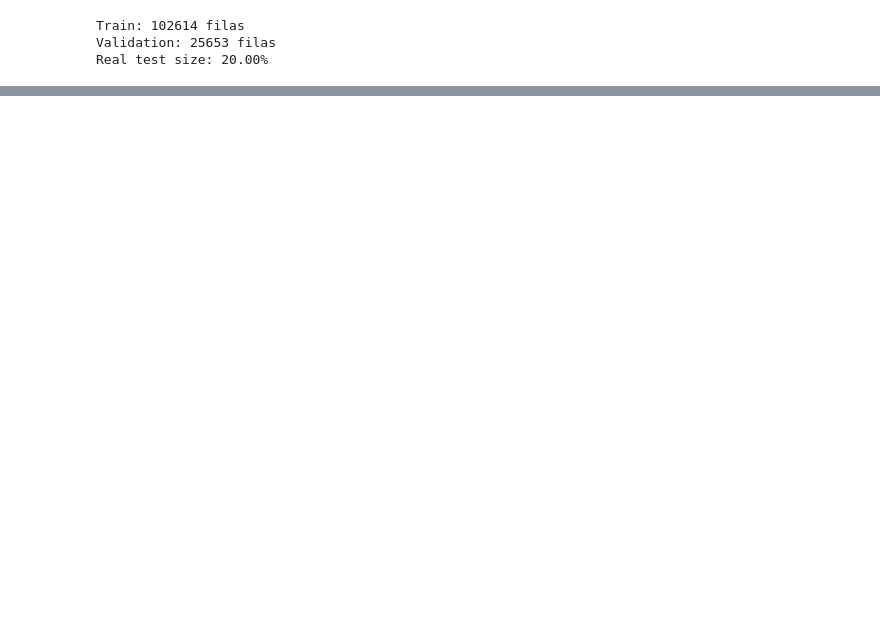
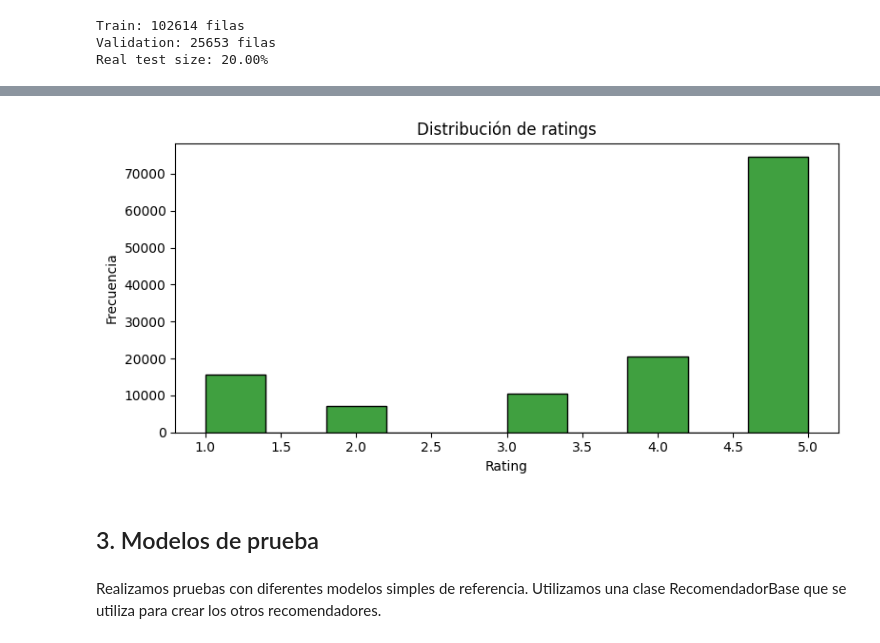
Before and after one commit to ReneSaavedraV/IIC3633-Proyecto, a Jupyter notebook: proyecto.ipynb, the cells around one changed output, grey strips where cells are left out. Drawn from its saved outputs; the diff is of its cells as text; code cells hidden in the pictures; blank space fills up the shorter version.

```diff
--- a/proyecto.ipynb
+++ b/proyecto.ipynb
@@ -194,0 +201,14 @@ print(table)
+# %%
+plt.figure(figsize=(8, 4))
+sns.histplot(df["rating"], bins=10, color='green')
+plt.title("Distribución de ratings")
+plt.xlabel("Rating")
+plt.ylabel("Frecuencia")
+plt.tight_layout()
+plt.show()
+# %% [output]
+[figure, added]
+# %% [markdown]
+## 3. Modelos de prueba
+# %% [markdown]
+Realizamos pruebas con diferentes modelos simples de referencia. Utilizamos una clase RecomendadorBase que se utiliza para crear los otros recomendadores.
```
Also changed, not shown: parts of 28 cells of this notebook.
